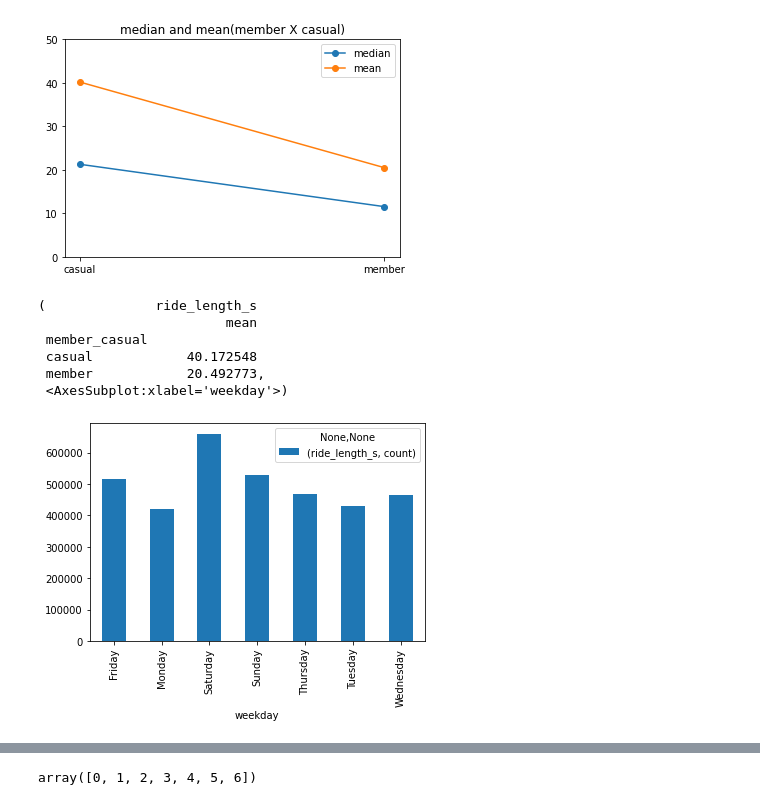
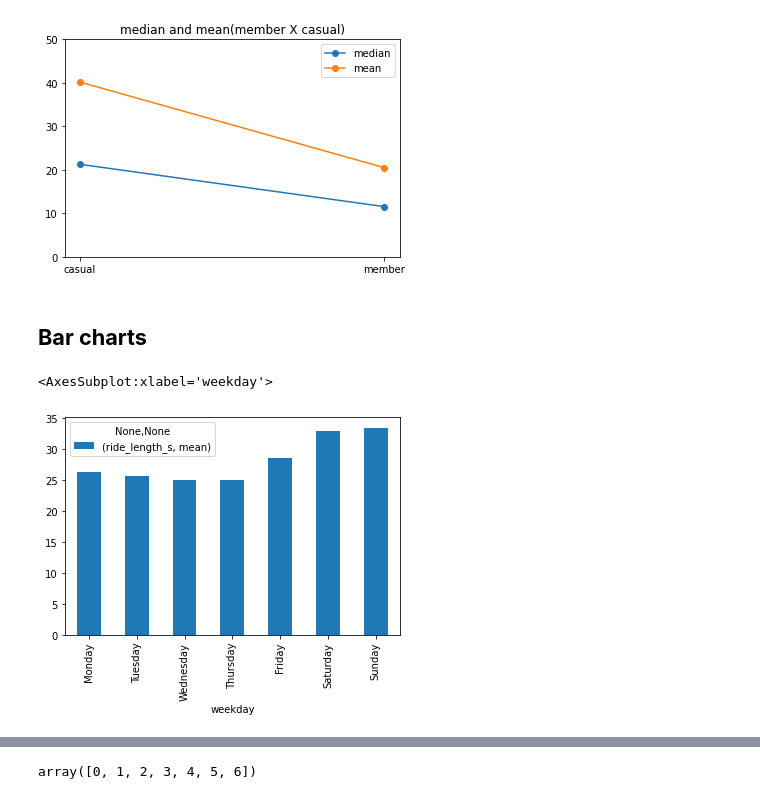
Before and after one commit to Ladislau2020/2021, a Jupyter notebook: fork-of-capstone-project-from-google.ipynb, the cells around one changed output, grey strips where cells are left out. Saved outputs shown, nothing was run; the diff lists cells and outputs as text; code cells hidden in the pictures.

```diff
--- a/fork-of-capstone-project-from-google.ipynb
+++ b/fork-of-capstone-project-from-google.ipynb
@@ -1156,16 +1164,12 @@ plt.title("median and mean(member X casual)")
 # %% [output]
 Text(0.5, 1.0, 'median and mean(member X casual)')
 [figure]
-# %%
-
-tripdataV2.groupby(["member_casual"]).aggregate({"ride_length_s":["mean"]}),tripdataV2.groupby(["weekday"]).aggregate({"ride_length_s":["count"]}).plot.bar()
-# %% [output]
-(              ride_length_s
-                        mean
- member_casual
- casual            40.172548
- member            20.492773,
- <AxesSubplot:xlabel='weekday'>)
-[figure, removed]
+# %% [markdown]
+## **Bar charts**
 # %%
 import numpy as np
+# %%
+tripdataV2.groupby(["weekday"]).aggregate({"ride_length_s":["mean"]}).reindex(new_index).plot.bar()
+# %% [output]
+<AxesSubplot:xlabel='weekday'>
+[figure, added]
```
Also changed, not shown: parts of 7 cells of this notebook.
